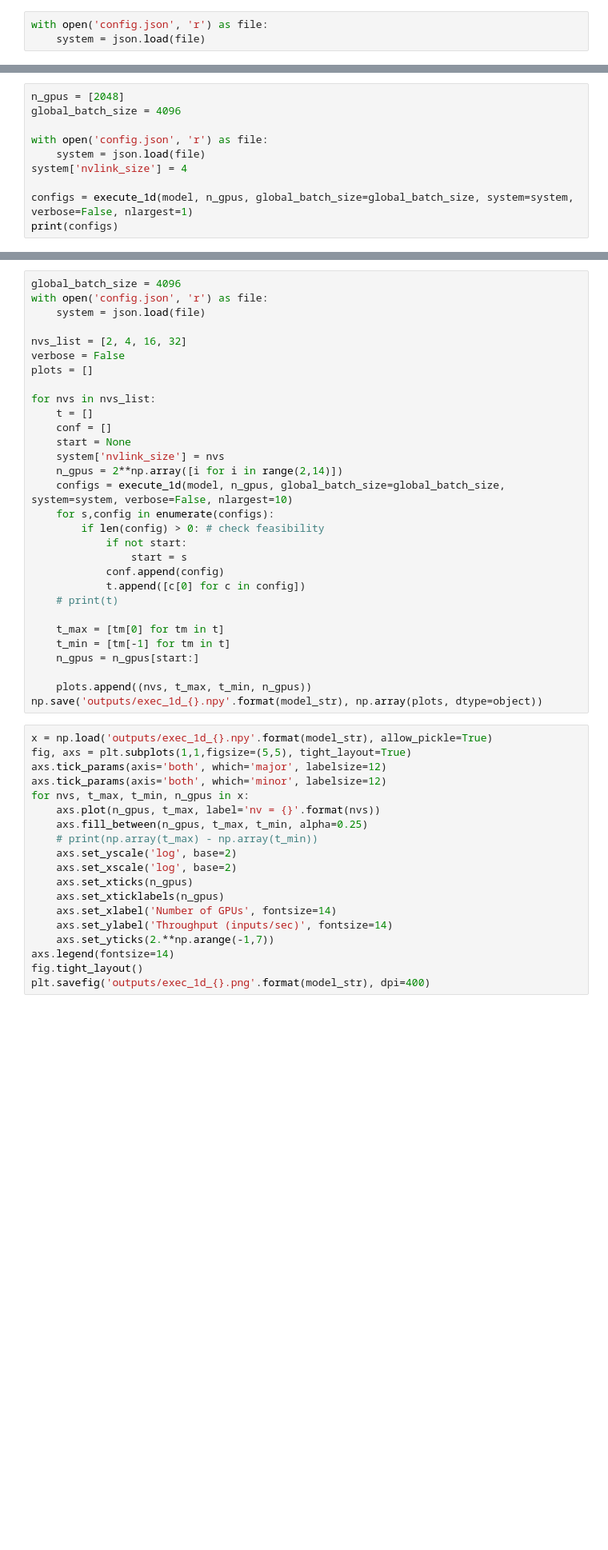
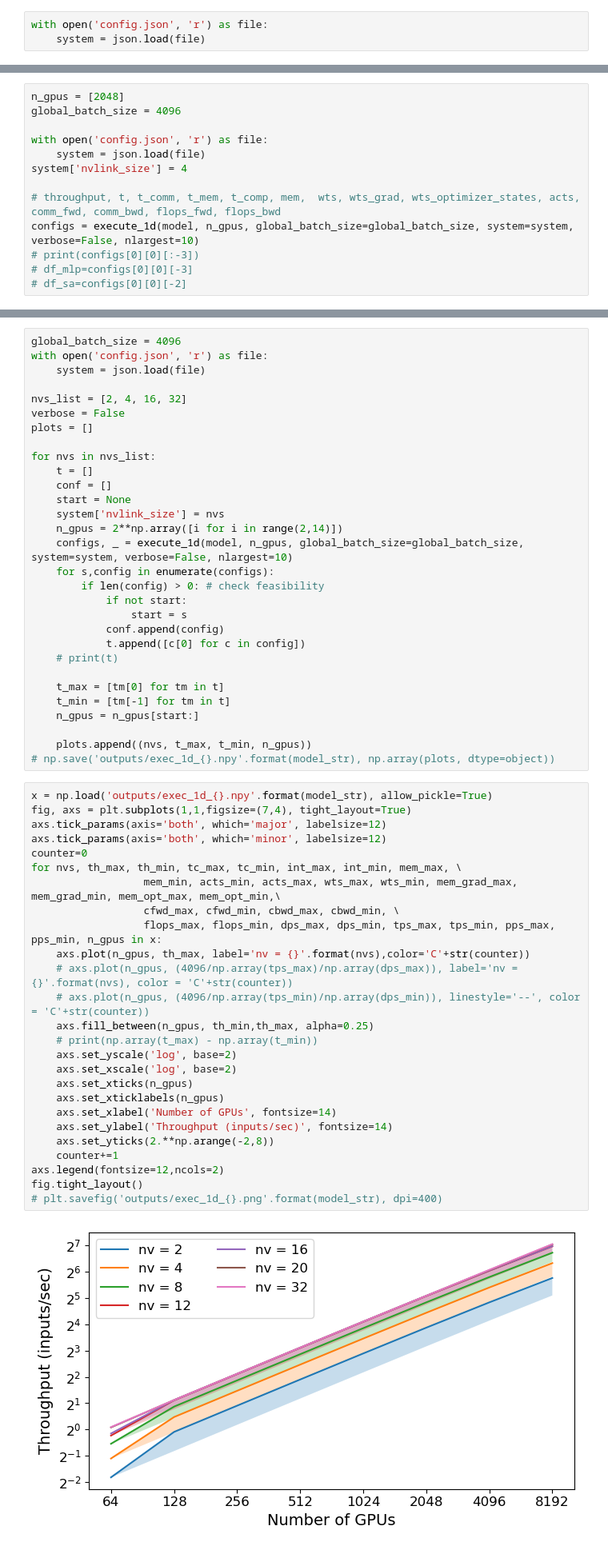
Before and after one commit to ShashankSubramanian/transformer-perf-estimates, a Jupyter notebook: execution.ipynb, the cells around one changed output, grey strips where cells are left out. Shown at 80% size. Saved outputs shown, nothing was run; the diff lists cells and outputs as text; blank space fills up the shorter version.

Commit message:
added hooks for message size etc

```diff
--- a/execution.ipynb
+++ b/execution.ipynb
@@ -53,5 +55,8 @@ with open('config.json', 'r') as file:
     system = json.load(file)
 system['nvlink_size'] = 4
 
-configs = execute_1d(model, n_gpus, global_batch_size=global_batch_size, system=system, verbose=False, nlargest=1)
-print(configs)
+# throughput, t, t_comm, t_mem, t_comp, mem,  wts, wts_grad, wts_optimizer_states, acts, comm_fwd, comm_bwd, flops_fwd, flops_bwd
+configs = execute_1d(model, n_gpus, global_batch_size=global_batch_size, system=system, verbose=False, nlargest=10)
+# print(configs[0][0][:-3])
+# df_mlp=configs[0][0][-3]
+# df_sa=configs[0][0][-2]
@@ -70,7 +277,7 @@ for nvs in nvs_list:
     start = None
     system['nvlink_size'] = nvs
     n_gpus = 2**np.array([i for i in range(2,14)])
-    configs = execute_1d(model, n_gpus, global_batch_size=global_batch_size, system=system, verbose=False, nlargest=10)
+    configs, _ = execute_1d(model, n_gpus, global_batch_size=global_batch_size, system=system, verbose=False, nlargest=10)
     for s,config in enumerate(configs):
         if len(config) > 0: # check feasibility
             if not start:
@@ -84,23 +291,32 @@ for nvs in nvs_list:
     n_gpus = n_gpus[start:]
 
     plots.append((nvs, t_max, t_min, n_gpus))
-np.save('outputs/exec_1d_{}.npy'.format(model_str), np.array(plots, dtype=object))
+# np.save('outputs/exec_1d_{}.npy'.format(model_str), np.array(plots, dtype=object))
 # %%
 x = np.load('outputs/exec_1d_{}.npy'.format(model_str), allow_pickle=True)
-fig, axs = plt.subplots(1,1,figsize=(5,5), tight_layout=True)
+fig, axs = plt.subplots(1,1,figsize=(7,4), tight_layout=True)
 axs.tick_params(axis='both', which='major', labelsize=12)
 axs.tick_params(axis='both', which='minor', labelsize=12)
-for nvs, t_max, t_min, n_gpus in x:
-    axs.plot(n_gpus, t_max, label='nv = {}'.format(nvs))
-    axs.fill_between(n_gpus, t_max, t_min, alpha=0.25)
+counter=0
+for nvs, th_max, th_min, tc_max, tc_min, int_max, int_min, mem_max, \
+                  mem_min, acts_min, acts_max, wts_max, wts_min, mem_grad_max, mem_grad_min, mem_opt_max, mem_opt_min,\
+                  cfwd_max, cfwd_min, cbwd_max, cbwd_min, \
+                  flops_max, flops_min, dps_max, dps_min, tps_max, tps_min, pps_max, pps_min, n_gpus in x:
+    axs.plot(n_gpus, th_max, label='nv = {}'.format(nvs),color='C'+str(counter))
+    # axs.plot(n_gpus, (4096/np.array(tps_max)/np.array(dps_max)), label='nv = {}'.format(nvs), color = 'C'+str(counter))
+    # axs.plot(n_gpus, (4096/np.array(tps_min)/np.array(dps_min)), linestyle='--', color = 'C'+str(counter))
+    axs.fill_between(n_gpus, th_min,th_max, alpha=0.25)
     # print(np.array(t_max) - np.array(t_min))
     axs.set_yscale('log', base=2)
     axs.set_xscale('log', base=2)
     axs.set_xticks(n_gpus)
     axs.set_xticklabels(n_gpus)
     axs.set_xlabel('Number of GPUs', fontsize=14)
     axs.set_ylabel('Throughput (inputs/sec)', fontsize=14)
-    axs.set_yticks(2.**np.arange(-1,7))
-axs.legend(fontsize=14)
+    axs.set_yticks(2.**np.arange(-2,8))
+    counter+=1
+axs.legend(fontsize=12,ncols=2)
 fig.tight_layout()
-plt.savefig('outputs/exec_1d_{}.png'.format(model_str), dpi=400)
+# plt.savefig('outputs/exec_1d_{}.png'.format(model_str), dpi=400)
+# %% [output]
+[figure, added]
```
Also changed, not shown: parts of 17 cells of this notebook, 9 other files.
